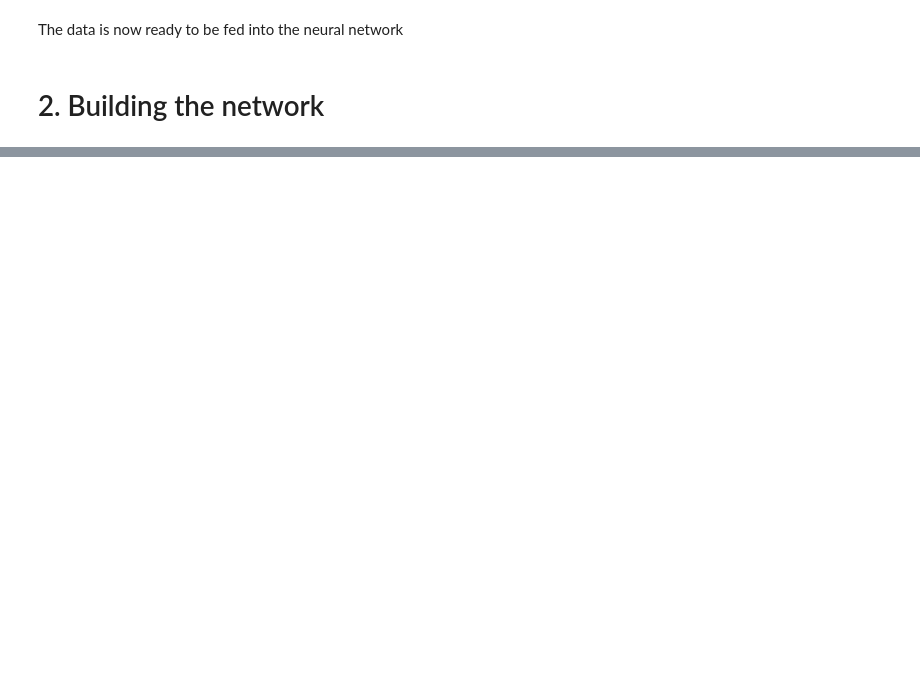
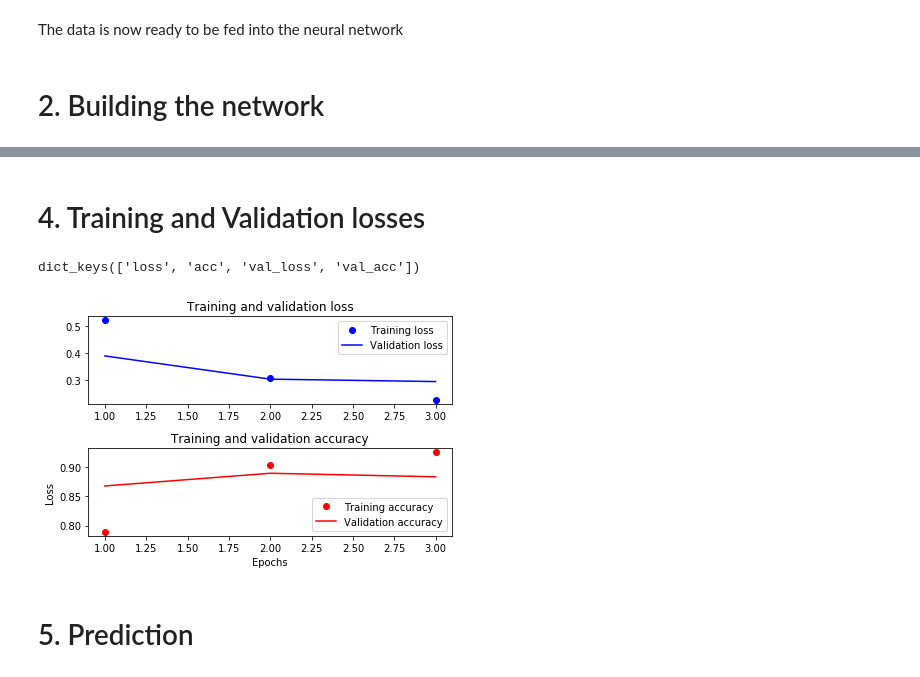
Before and after one commit to Sylvain-chateau/colab, a Jupyter notebook: Movie_reviews_classification.ipynb, the cells around one changed output, grey strips where cells are left out. Saved outputs shown, nothing was run; the diff lists cells and outputs as text; code cells hidden in the pictures; blank space fills up the shorter version.

```diff
--- a/Movie_reviews_classification.ipynb
+++ b/Movie_reviews_classification.ipynb
@@ -99,0 +119,14 @@ The data is now ready to be fed into the neural network
+# %%
+#Creation of validation set from the training set:
+x_val = x_train[:10000]
+partial_x_train = x_train[10000:]
+
+y_val = y_train[:10000]
+partial_y_train = y_train[10000:]
+# %%
+#Training:
+history = model.fit(partial_x_train,
+                   partial_y_train,
+                   epochs=3,
+                   batch_size=512,
+                   validation_data=(x_val,y_val))
@@ -99,0 +141,38 @@ The data is now ready to be fed into the neural network
+# %% [markdown]
+# 4. Training and Validation losses
+# %%
+history_dict = history.history
+history_dict.keys()
+# %% [output]
+dict_keys(['loss', 'acc', 'val_loss', 'val_acc'])
+# %%
+import matplotlib.pyplot as plt
+
+loss_values = history_dict['loss']
+validation_loss_values = history_dict['val_loss']
+acc = history.history['acc']
+validation_acc = history.history['val_acc']
+
+epochs = range(1, len(acc)+1)
+
+plt.subplot(2, 1, 1)
+plt.plot(epochs, loss_values, 'bo', label='Training loss')
+plt.plot(epochs, validation_loss_values, 'b', label='Validation loss')
+plt.title('Training and validation loss')
+plt.legend()
+
+plt.subplot(2, 1, 2)
+plt.plot(epochs, acc, 'ro', label='Training accuracy')
+plt.plot(epochs, validation_acc, 'r', label='Validation accuracy')
+plt.title('Training and validation accuracy')
+
+plt.xlabel('Epochs')
+plt.ylabel('Loss')
+plt.legend()
+
+plt.tight_layout()
+plt.show()
+# %% [output]
+[figure, added]
+# %% [markdown]
+# 5. Prediction
```
Also changed, not shown: parts of 7 cells of this notebook.
